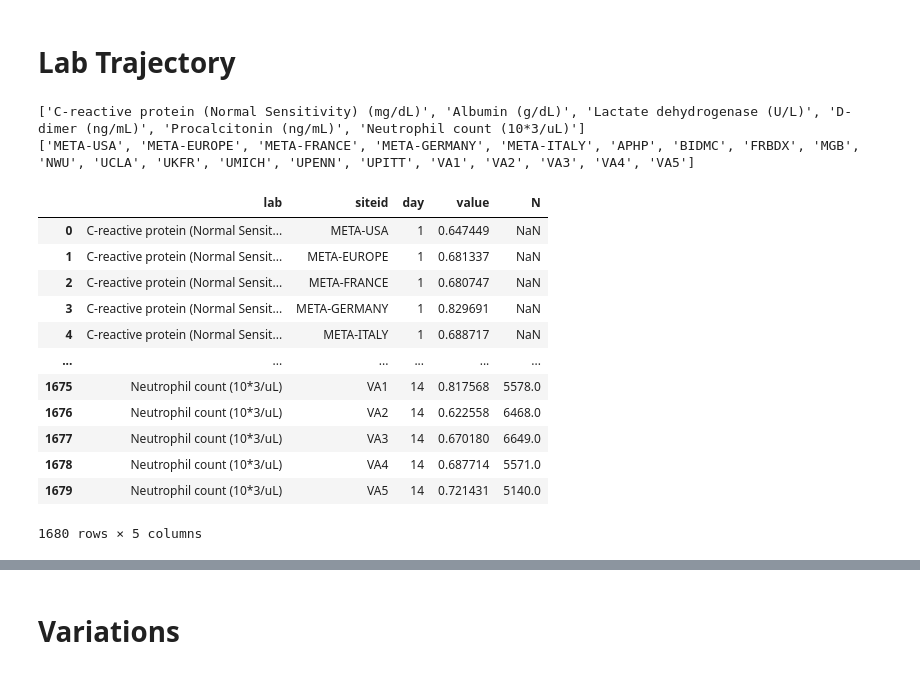
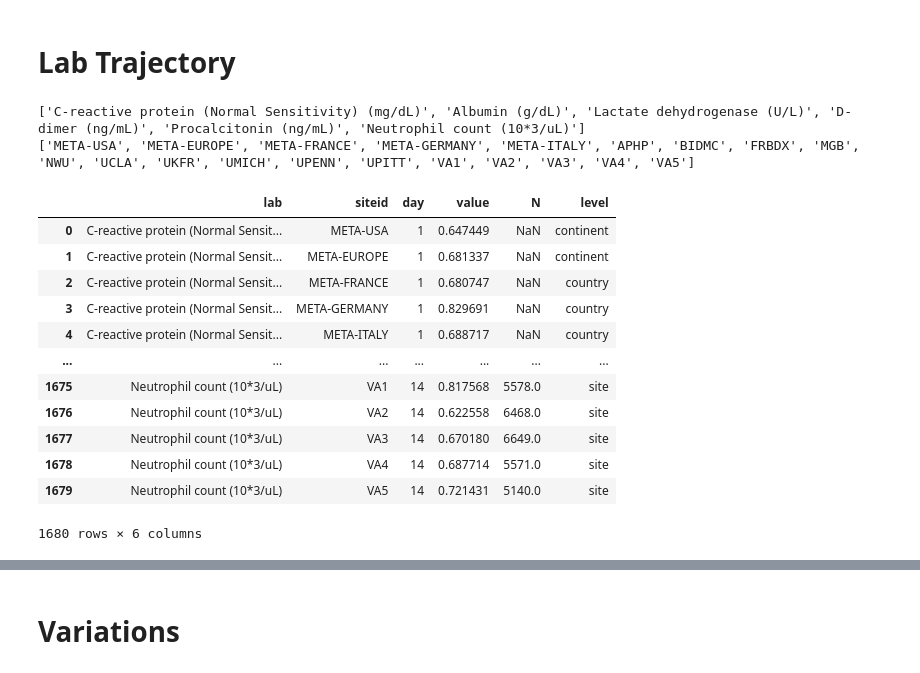
Before and after one commit to covidclinical/visualization-notebooks, a Jupyter notebook: notebooks/2.1.new_figures_for_phase_1.1_paper.ipynb, the cells around one changed output, grey strips where cells are left out. Saved outputs shown, nothing was run; the diff lists cells and outputs as text; code cells hidden in the pictures.

```diff
--- a/notebooks/2.1.new_figures_for_phase_1.1_paper.ipynb
+++ b/notebooks/2.1.new_figures_for_phase_1.1_paper.ipynb
@@ -64,41 +64,43 @@ site_shapes = ['circle', 'circle', 'circle', 'diamond', 'diamond', 'diamond', 'd
 # %%
 df = pd.read_csv(join("..", "data", "Phase2.1SurvivalRSummariesPublic", "ToShare", "table.R1.classification.phase1.csv"))
 
 df = df.drop(columns=['Unnamed: 0'])
 df = df.rename(columns={"nm.lab": "lab"})
 df = pd.melt(df, id_vars=['lab', 'siteid'], var_name='day', value_name='value')
 df.siteid = df.siteid.apply(lambda x: x.upper().replace('NORTH AMERICA', 'USA'))
 df.lab = df.lab.apply(lambda x: consistent_loinc[x])
 df.day = df.day.apply(lambda x: x.replace('day', ''))
 
 unique_labs = df.lab.unique().tolist()
 print(unique_labs)
 
 unique_sites = df.siteid.unique().tolist()
 print(unique_sites)
 
 sdf = pd.read_csv(join("..", "data", "Phase2.1SurvivalRSummariesPublic", "ToShare", "table.totalN.csv"))
 dic = pd.Series(sdf.N.values, index=sdf.siteid).to_dict()
 
 df['N'] = df.siteid.apply(lambda x: dic[x] if x in dic.keys() else None)
 
+df['level'] = df.siteid.apply(lambda x: 'site' if not 'META-' in x else 'continent' if (('USA' in x) | ('EUROPE' in x)) else 'country')
+
 df
 # %% [output]
 ['C-reactive protein (Normal Sensitivity) (mg/dL)', 'Albumin (g/dL)', 'Lactate dehydrogenase (U/L)', 'D-dimer (ng/mL)', 'Procalcitonin (ng/mL)', 'Neutrophil count (10*3/uL)']
 ['META-USA', 'META-EUROPE', 'META-FRANCE', 'META-GERMANY', 'META-ITALY', 'APHP', 'BIDMC', 'FRBDX', 'MGB', 'NWU', 'UCLA', 'UKFR', 'UMICH', 'UPENN', 'UPITT', 'VA1', 'VA2', 'VA3', 'VA4', 'VA5']
-|  | lab | siteid | day | value | N |
-| 0 | C-reactive protein (Normal Sensit... | META-USA | 1 | 0.647449 | NaN |
-| 1 | C-reactive protein (Normal Sensit... | META-EUROPE | 1 | 0.681337 | NaN |
-| 2 | C-reactive protein (Normal Sensit... | META-FRANCE | 1 | 0.680747 | NaN |
-| 3 | C-reactive protein (Normal Sensit... | META-GERMANY | 1 | 0.829691 | NaN |
-| 4 | C-reactive protein (Normal Sensit... | META-ITALY | 1 | 0.688717 | NaN |
-| ... | ... | ... | ... | ... | ... |
-| 1675 | Neutrophil count (10*3/uL) | VA1 | 14 | 0.817568 | 5578.0 |
-| 1676 | Neutrophil count (10*3/uL) | VA2 | 14 | 0.622558 | 6468.0 |
-| 1677 | Neutrophil count (10*3/uL) | VA3 | 14 | 0.670180 | 6649.0 |
-| 1678 | Neutrophil count (10*3/uL) | VA4 | 14 | 0.687714 | 5571.0 |
-| 1679 | Neutrophil count (10*3/uL) | VA5 | 14 | 0.721431 | 5140.0 |
+|  | lab | siteid | day | value | N | level |
+| 0 | C-reactive protein (Normal Sensit... | META-USA | 1 | 0.647449 | NaN | continent |
+| 1 | C-reactive protein (Normal Sensit... | META-EUROPE | 1 | 0.681337 | NaN | continent |
+| 2 | C-reactive protein (Normal Sensit... | META-FRANCE | 1 | 0.680747 | NaN | country |
+| 3 | C-reactive protein (Normal Sensit... | META-GERMANY | 1 | 0.829691 | NaN | country |
+| 4 | C-reactive protein (Normal Sensit... | META-ITALY | 1 | 0.688717 | NaN | country |
+| ... | ... | ... | ... | ... | ... | ... |
+| 1675 | Neutrophil count (10*3/uL) | VA1 | 14 | 0.817568 | 5578.0 | site |
+| 1676 | Neutrophil count (10*3/uL) | VA2 | 14 | 0.622558 | 6468.0 | site |
+| 1677 | Neutrophil count (10*3/uL) | VA3 | 14 | 0.670180 | 6649.0 | site |
+| 1678 | Neutrophil count (10*3/uL) | VA4 | 14 | 0.687714 | 5571.0 | site |
+| 1679 | Neutrophil count (10*3/uL) | VA5 | 14 | 0.721431 | 5140.0 | site |
-1680 rows × 5 columns
+1680 rows × 6 columns
 # %%
 def plot_lab(df=None, lab='Neutrophil count (10*3/uL)', is_country=True):
     d = df.copy()
```
Also changed, not shown: parts of 2 cells of this notebook.
